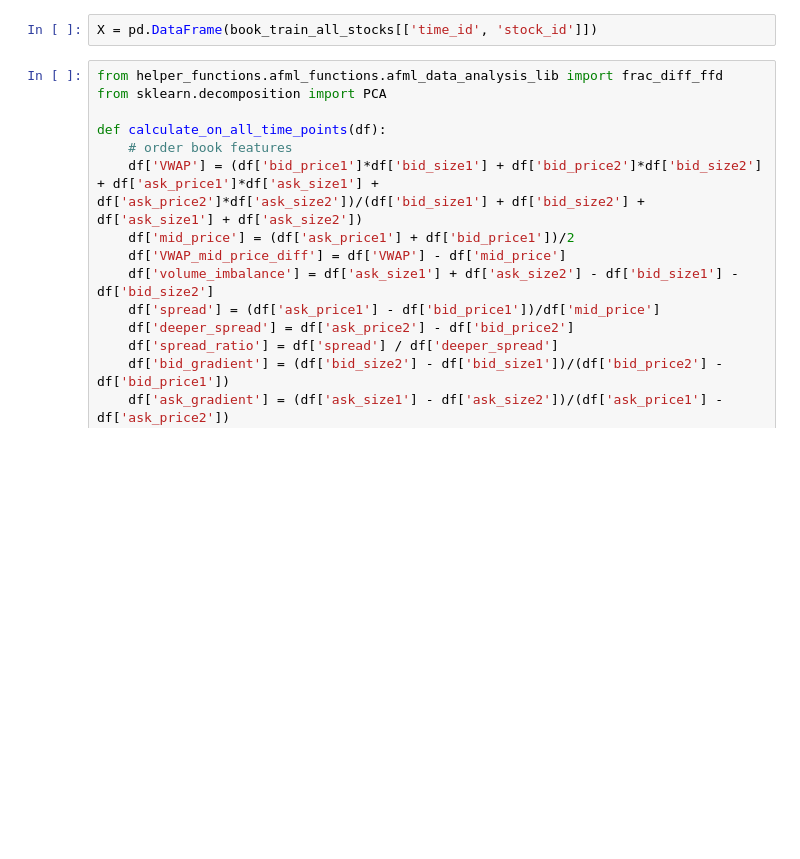
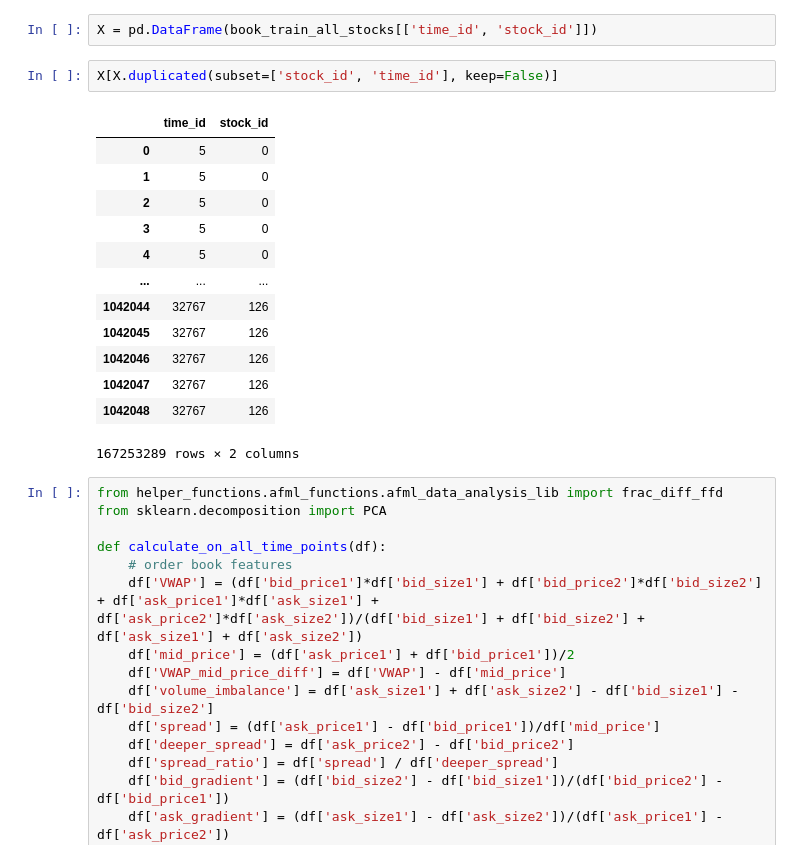
Before and after one commit to cameronjm123/home_research, a Jupyter notebook: research_projects/volatility_prediction_optiver.ipynb, the cells around one changed output. Cells and saved outputs as stored; diff of their text form; blank space fills up the shorter version.

```diff
--- a/research_projects/volatility_prediction_optiver.ipynb
+++ b/research_projects/volatility_prediction_optiver.ipynb
@@ -192,5 +206,21 @@ book_train_all_stocks.head()
 # %%
 X = pd.DataFrame(book_train_all_stocks[['time_id', 'stock_id']])
+# %%
+X[X.duplicated(subset=['stock_id', 'time_id'], keep=False)]
+# %% [output]
+|  | time_id | stock_id |
+| 0 | 5 | 0 |
+| 1 | 5 | 0 |
+| 2 | 5 | 0 |
+| 3 | 5 | 0 |
+| 4 | 5 | 0 |
+| ... | ... | ... |
+| 1042044 | 32767 | 126 |
+| 1042045 | 32767 | 126 |
+| 1042046 | 32767 | 126 |
+| 1042047 | 32767 | 126 |
+| 1042048 | 32767 | 126 |
+167253289 rows × 2 columns
 # %%
 from helper_functions.afml_functions.afml_data_analysis_lib import frac_diff_ffd
 from sklearn.decomposition import PCA
```
Also changed, not shown: parts of 11 cells of this notebook, 1 other file.
